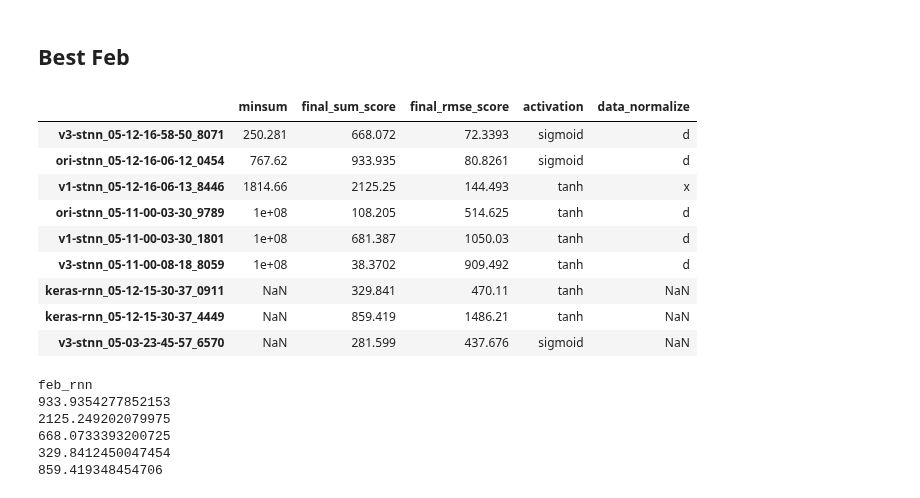
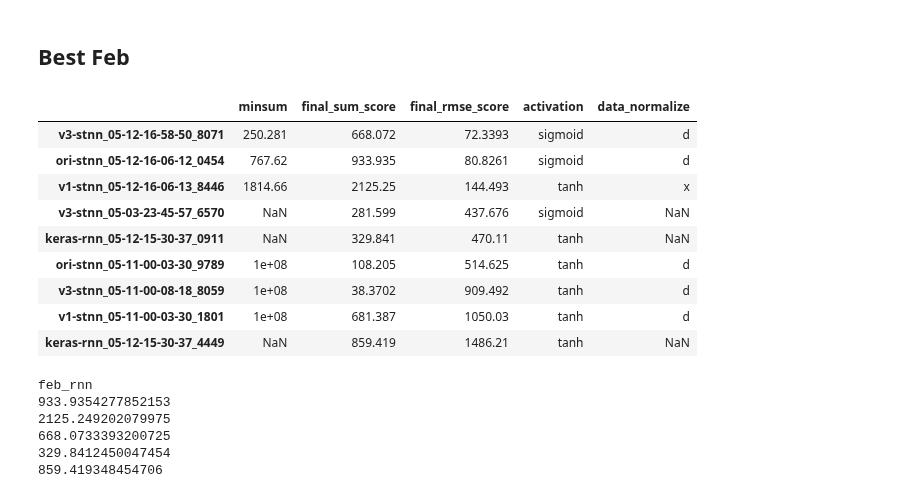
Before and after one commit to wtding1998/RNN_nCov, a Jupyter notebook: ncov_pred3.ipynb, the cells around one changed output. Drawn from its saved outputs; the diff is of its cells as text; code cells hidden in the pictures.

```diff
--- a/ncov_pred3.ipynb
+++ b/ncov_pred3.ipynb
@@ -100,21 +100,21 @@ result.output_scr_by_dir(jar_rnn_rmse, best_jar_folder, minepoch='rmse', write='
 # %%
 best_feb_folder = os.path.abspath(os.path.join(os.getcwd(), '..', 'output_result', 'best_feb_3'))
 feb_result = result.Printer(best_feb_folder)
 pd.options.display.max_rows = None
 # a = feb_result.get_df(col=['train_loss', 'test_loss', 'mode']).sort_values('test_loss', ascending=True)
-feb_df = feb_result.get_df(col=['minsum', 'final_sum_score', 'final_rmse_score', 'activation', 'data_normalize'], increase=False).sort_values('minsum')
+feb_df = feb_result.get_df(col=['minsum', 'final_sum_score', 'final_rmse_score', 'activation', 'data_normalize'], increase=False).sort_values('final_rmse_score')
 feb_df
 # %% [output]
 |  | minsum | final_sum_score | final_rmse_score | activation | data_normalize |
 | v3-stnn_05-12-16-58-50_8071 | 250.281 | 668.072 | 72.3393 | sigmoid | d |
 | ori-stnn_05-12-16-06-12_0454 | 767.62 | 933.935 | 80.8261 | sigmoid | d |
 | v1-stnn_05-12-16-06-13_8446 | 1814.66 | 2125.25 | 144.493 | tanh | x |
+| v3-stnn_05-03-23-45-57_6570 | NaN | 281.599 | 437.676 | sigmoid | NaN |
+| keras-rnn_05-12-15-30-37_0911 | NaN | 329.841 | 470.11 | tanh | NaN |
 | ori-stnn_05-11-00-03-30_9789 | 1e+08 | 108.205 | 514.625 | tanh | d |
+| v3-stnn_05-11-00-08-18_8059 | 1e+08 | 38.3702 | 909.492 | tanh | d |
 | v1-stnn_05-11-00-03-30_1801 | 1e+08 | 681.387 | 1050.03 | tanh | d |
-| v3-stnn_05-11-00-08-18_8059 | 1e+08 | 38.3702 | 909.492 | tanh | d |
-| keras-rnn_05-12-15-30-37_0911 | NaN | 329.841 | 470.11 | tanh | NaN |
 | keras-rnn_05-12-15-30-37_4449 | NaN | 859.419 | 1486.21 | tanh | NaN |
-| v3-stnn_05-03-23-45-57_6570 | NaN | 281.599 | 437.676 | sigmoid | NaN |
 # %%
 feb_min_rmse = {'v0': 'ori-stnn_05-12-16-06-12_0454', 'v1': 'v1-stnn_05-12-16-06-13_8446', 'v2': 'v3-stnn_05-12-16-58-50_8071', 'GRU': 'keras-rnn_05-12-15-30-37_0911', 'LSTM': 'keras-rnn_05-12-15-30-37_4449'}
 feb_min_sum = {'v0': 'ori-stnn_05-11-00-03-30_9789', 'v1': 'v1-stnn_05-11-00-03-30_1801', 'v2': 'v3-stnn_05-11-00-08-18_8059', 'GRU': 'keras-rnn_05-12-15-30-37_0911', 'LSTM': 'keras-rnn_05-12-15-30-37_4449'}
```
Also changed, not shown: parts of 5 cells of this notebook, 2 other files.
